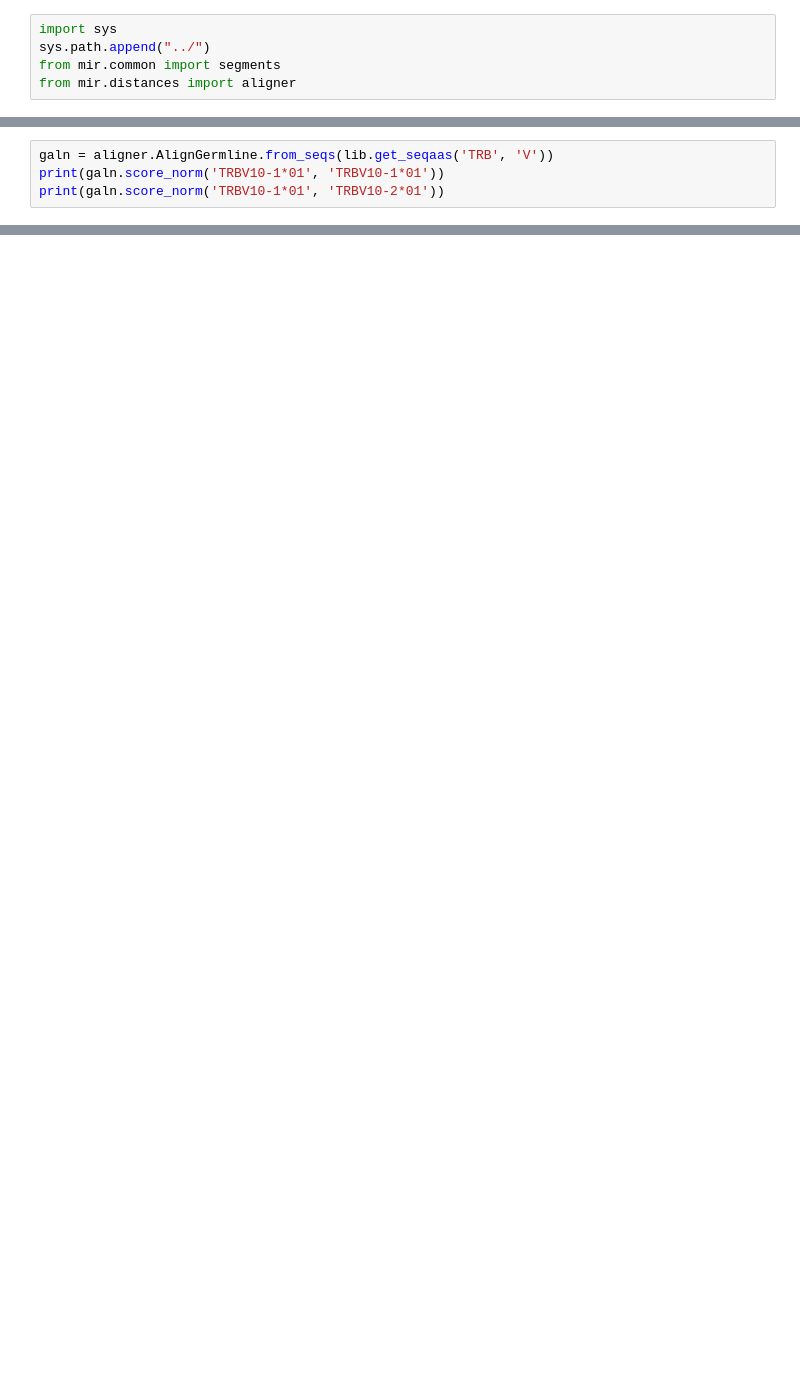
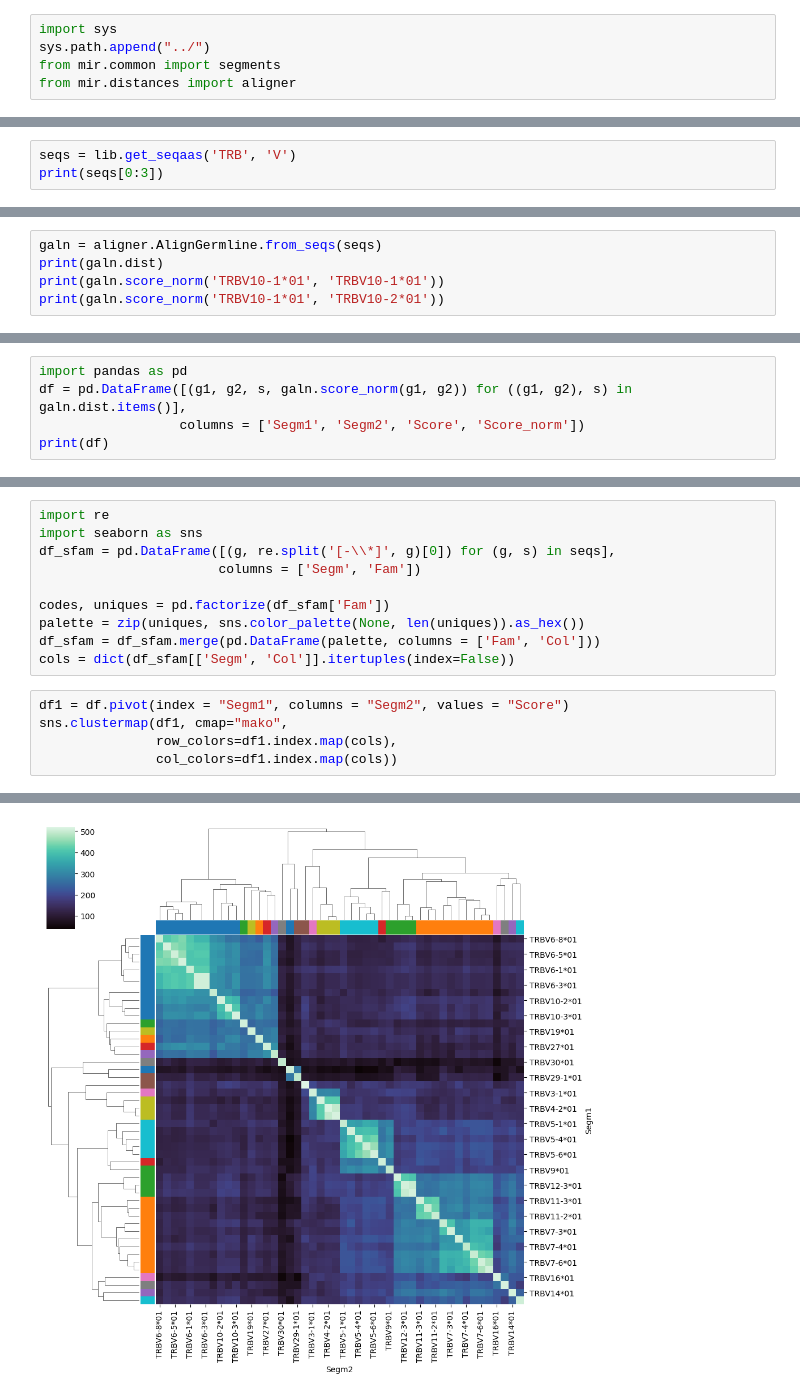
Before and after one commit to antigenomics/mirpy, a Jupyter notebook: notebooks/segment_similarity.ipynb, the cells around one changed output, grey strips where cells are left out. Saved outputs shown, nothing was run; the diff lists cells and outputs as text; blank space fills up the shorter version.

```diff
--- a/notebooks/segment_similarity.ipynb
+++ b/notebooks/segment_similarity.ipynb
@@ -14,0 +13,3 @@ Counter({('HomoSapiens', 'TRA', 'J'): 49, ('HomoSapiens', 'TRB', 'V'): 48, ('Hom
+# %%
+seqs = lib.get_seqaas('TRB', 'V')
+print(seqs[0:3])
@@ -15,4 +18,5 @@ Counter({('HomoSapiens', 'TRA', 'J'): 49, ('HomoSapiens', 'TRB', 'V'): 48, ('Hom
 # %%
-galn = aligner.AlignGermline.from_seqs(lib.get_seqaas('TRB', 'V'))
+galn = aligner.AlignGermline.from_seqs(seqs)
+print(galn.dist)
 print(galn.score_norm('TRBV10-1*01', 'TRBV10-1*01'))
 print(galn.score_norm('TRBV10-1*01', 'TRBV10-2*01'))
@@ -18,0 +27,5 @@ print(galn.score_norm('TRBV10-1*01', 'TRBV10-2*01'))
+# %%
+import pandas as pd
+df = pd.DataFrame([(g1, g2, s, galn.score_norm(g1, g2)) for ((g1, g2), s) in galn.dist.items()],
+                  columns = ['Segm1', 'Segm2', 'Score', 'Score_norm'])
+print(df)
@@ -18,0 +47,16 @@ print(galn.score_norm('TRBV10-1*01', 'TRBV10-2*01'))
+# %%
+import re
+import seaborn as sns
+df_sfam = pd.DataFrame([(g, re.split('[-\\*]', g)[0]) for (g, s) in seqs],
+                       columns = ['Segm', 'Fam'])
+
+codes, uniques = pd.factorize(df_sfam['Fam'])
+palette = zip(uniques, sns.color_palette(None, len(uniques)).as_hex())
+df_sfam = df_sfam.merge(pd.DataFrame(palette, columns = ['Fam', 'Col']))
+cols = dict(df_sfam[['Segm', 'Col']].itertuples(index=False))
+# %%
+df1 = df.pivot(index = "Segm1", columns = "Segm2", values = "Score")
+sns.clustermap(df1, cmap="mako",
+               row_colors=df1.index.map(cols),
+               col_colors=df1.index.map(cols))
+# %% [output]
@@ -18,0 +64 @@ print(galn.score_norm('TRBV10-1*01', 'TRBV10-2*01'))
+[figure, added]
```
Also changed, not shown: parts of 6 cells of this notebook, 1 other file.
